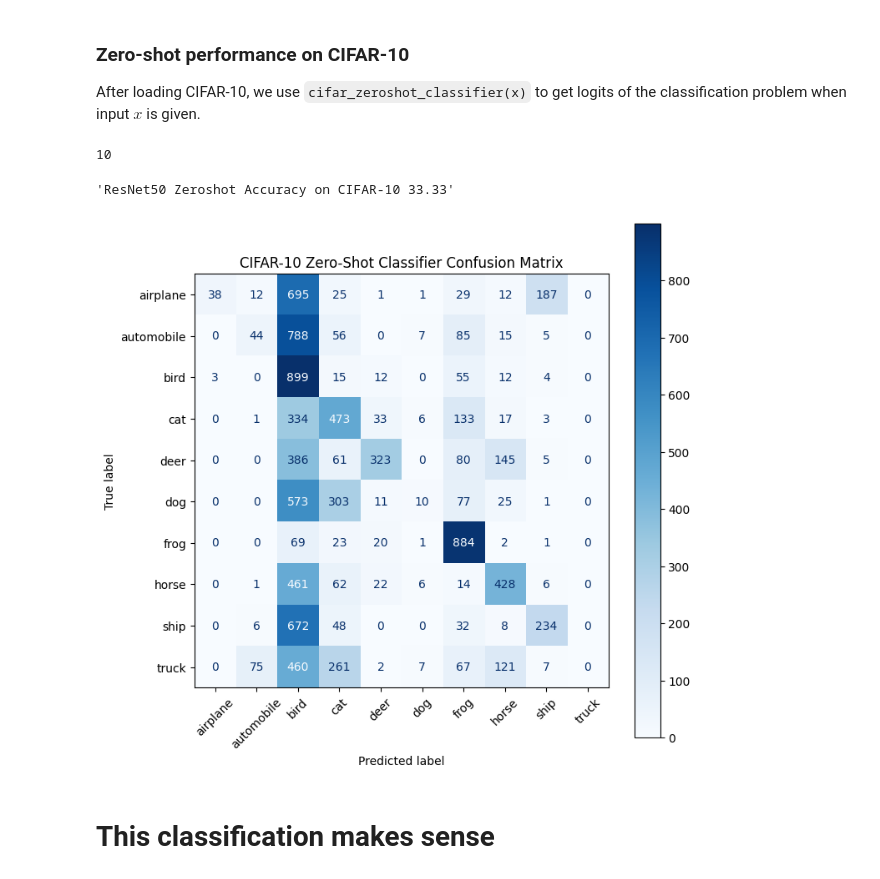
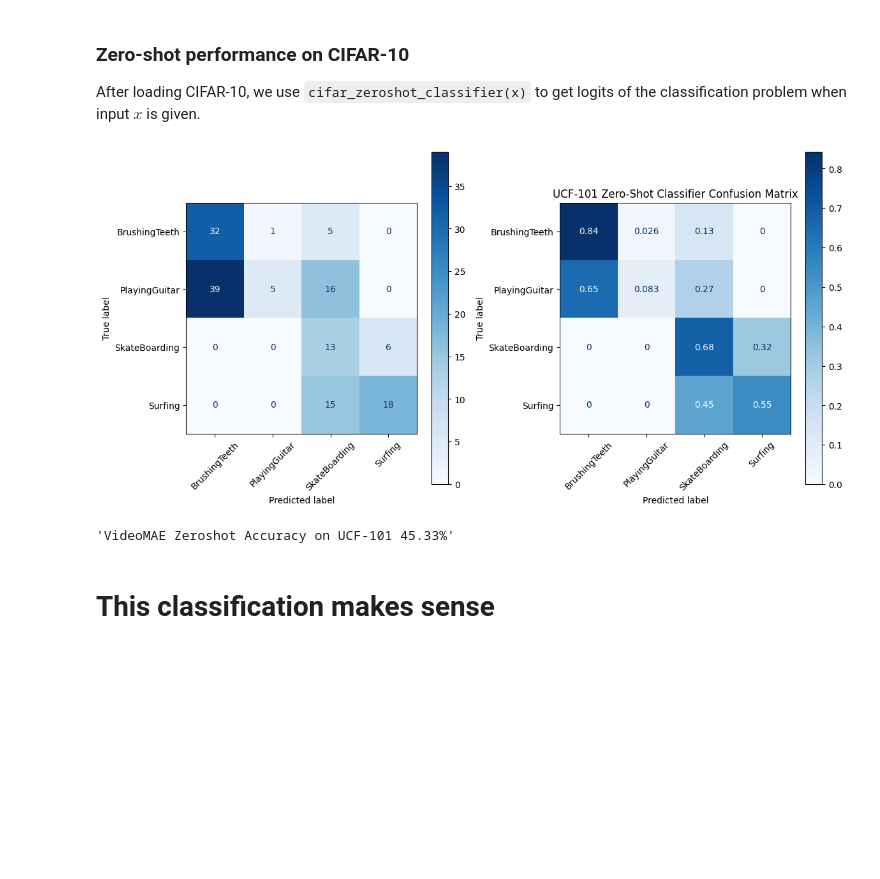
Before and after one commit to rodrigo-paganini/Text-to-concept, a Jupyter notebook: example_zeroshot_video.ipynb, the cells around one changed output. Saved outputs shown, nothing was run; the diff lists cells and outputs as text; code cells hidden in the pictures; blank space fills up the shorter version.

Commit message:
first working video notebook for zeroshot predictions

```diff
--- a/example_zeroshot_video.ipynb
+++ b/example_zeroshot_video.ipynb
@@ -274,8 +197,0 @@ with torch.no_grad():
-# %%
-len(cifar_classes)
-# %% [output]
-10
-# %%
-f'ResNet50 Zeroshot Accuracy on CIFAR-10 {100.*correct/total:.2f}'
-# %% [output]
-'ResNet50 Zeroshot Accuracy on CIFAR-10 33.33'
@@ -282,28 +208,40 @@ f'ResNet50 Zeroshot Accuracy on CIFAR-10 {100.*correct/total:.2f}'
+# %%
+# Plot confusion matrix for UCF-101 zero-shot classifier
+import matplotlib.pyplot as plt
+from sklearn.metrics import confusion_matrix, ConfusionMatrixDisplay
+import numpy as np
+
+loader = torch.utils.data.DataLoader(dset, batch_size=16, shuffle=False, num_workers=8)
+# Collect all predictions and true labels
+all_preds = []
+all_labels = []
+all_names = []
+with torch.no_grad():
+    for data in tqdm(loader):
+        x, y, names = data
+        x = x.to(device)
+        outputs = ucf_zeroshot_classifier(x).detach().cpu()
+        _, predicted = outputs.max(1)
+        all_preds.extend(predicted.numpy())
+        all_labels.extend(y.numpy())
+        all_names.extend(names)
 # %%
-# Plot confusion matrix for CIFAR-10 zero-shot classifier
-import matplotlib.pyplot as plt
-from sklearn.metrics import confusion_matrix, ConfusionMatrixDisplay
-import numpy as np
-
-# Collect all predictions and true labels
-all_preds = []
-all_labels = []
-with torch.no_grad():
-    for data in loader:
-        x, y = data[:2]
-        x = x.to(device)
-        outputs = cifar_zeroshot_classifier(x).detach().cpu()
-        _, predicted = outputs.max(1)
-        all_preds.extend(predicted.numpy())
-        all_labels.extend(y.numpy())
-
 cm = confusion_matrix(all_labels, all_preds)
-disp = ConfusionMatrixDisplay(confusion_matrix=cm, display_labels=cifar_classes)
-fig, ax = plt.subplots(figsize=(8,8))
-disp.plot(ax=ax, cmap='Blues', xticks_rotation=45)
-plt.title('CIFAR-10 Zero-Shot Classifier Confusion Matrix')
+cm_norm = cm.astype('float') / cm.sum(axis=1)[:, np.newaxis]
+disp = ConfusionMatrixDisplay(confusion_matrix=cm, display_labels=ucf_class_names)
+disp_norm = ConfusionMatrixDisplay(confusion_matrix=cm_norm, display_labels=ucf_class_names)
+fig, ax = plt.subplots(1, 2, figsize=(12,6))
+disp.plot(ax=ax[0], cmap='Blues', xticks_rotation=45)
+disp_norm.plot(ax=ax[1], cmap='Blues', xticks_rotation=45)
+plt.title('UCF-101 Zero-Shot Classifier Confusion Matrix')
+plt.tight_layout()
 plt.show()
 # %% [output]
-[figure, old version]
+[figure, new version]
+# %%
+accuracy = np.mean(np.array(all_preds) == np.array(all_labels))
+f'VideoMAE Zeroshot Accuracy on UCF-101 {accuracy:.2%}'
+# %% [output]
+'VideoMAE Zeroshot Accuracy on UCF-101 45.33%'
 # %% [markdown]
 # This classification makes sense
```
Also changed, not shown: parts of 17 cells of this notebook, 3 other files.
